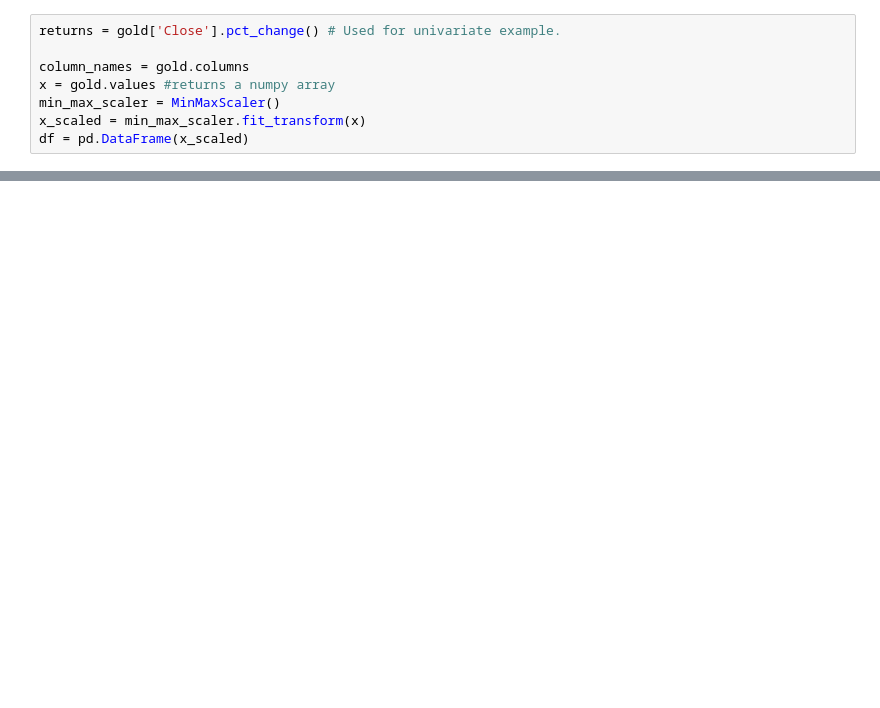
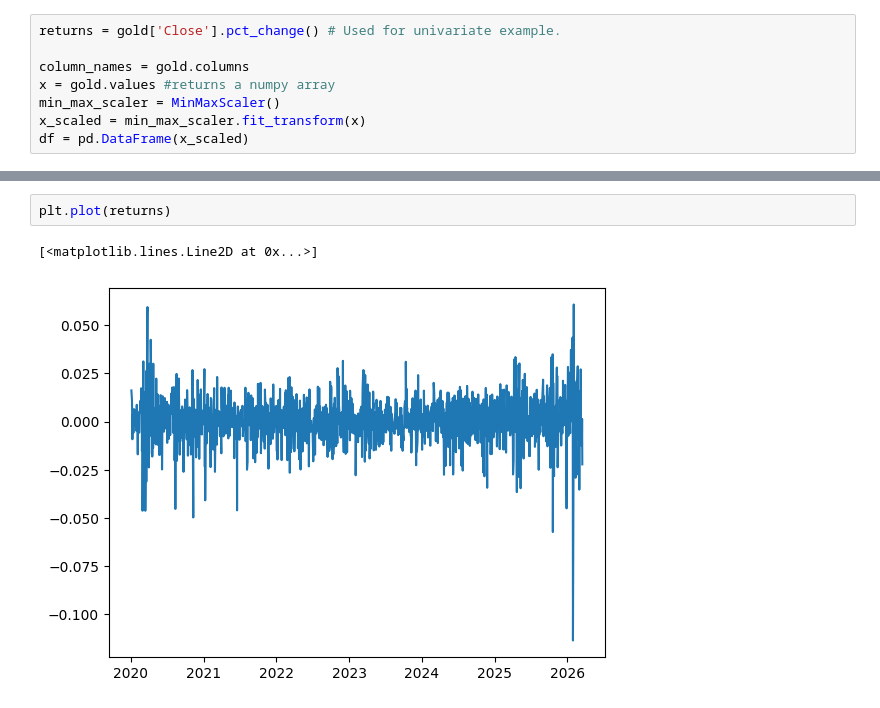
Before and after one commit to OthmaneAbder2303/Practical-Deep-Learning, a Jupyter notebook: GRU/gru_demo.ipynb, the cells around one changed output, grey strips where cells are left out. Drawn from its saved outputs; the diff is of its cells as text; blank space fills up the shorter version.

```diff
--- a/GRU/gru_demo.ipynb
+++ b/GRU/gru_demo.ipynb
@@ -67,0 +87,5 @@ pct_c_gold
+# %%
+plt.plot(returns)
+# %% [output]
+[<matplotlib.lines.Line2D at 0x...>]
+[figure, added]
```
Also changed, not shown: parts of 26 cells of this notebook.
